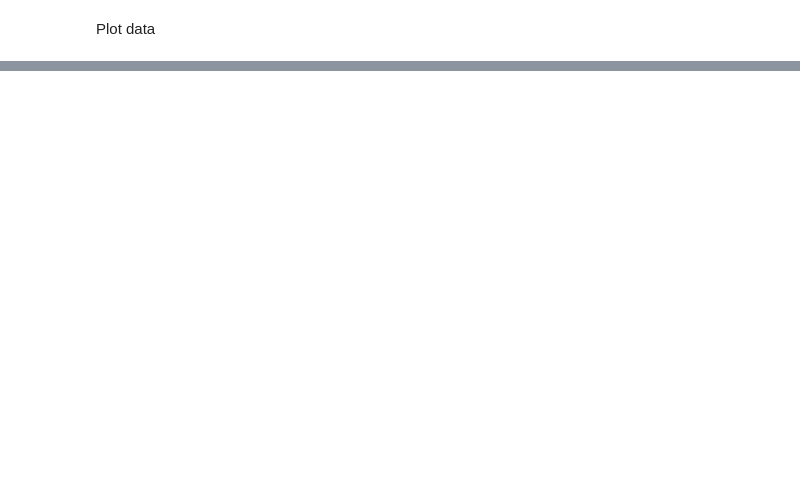
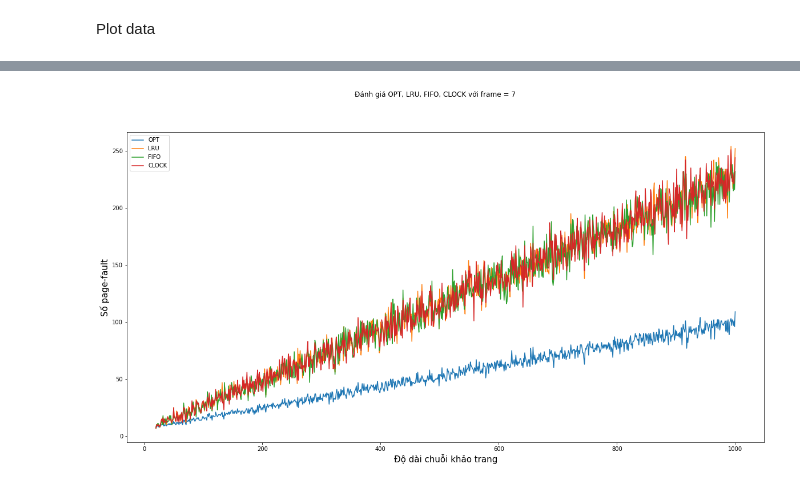
Before and after one commit to minhthanh120/OS-theory, a Jupyter notebook: evaluate.ipynb, the cells around one changed output, grey strips where cells are left out. Cells and saved outputs as stored; diff of their text form; code cells hidden in the pictures; blank space fills up the shorter version.

```diff
--- a/evaluate.ipynb
+++ b/evaluate.ipynb
@@ -37,0 +189,6 @@ df.iloc[:, 1:]
+# %%
+df1=pd.DataFrame(data1, index= data1['lenght'])
+df1= data1.drop(columns=['listpage', 'frame'])
+df1.set_index('lenght', inplace=True)
+df1= df1.dropna()
+df1
@@ -48,0 +263,11 @@ Error: Session cannot generate requests
+# %%
+plt.figure(figsize=(20, 10))
+plt.suptitle('Đánh giá OPT, LRU, FIFO, CLOCK với frame = 7')
+plt.plot(df1)
+plt.legend(label)
+plt.ylabel('Số page-fault',fontsize=15)
+plt.xlabel('Độ dài chuỗi khảo trang', fontsize=15)
+plt.savefig('f7.png')
+plt.show()
+# %% [output]
+[figure, added]
```
Also changed, not shown: parts of 32 cells of this notebook, 9 other files.
